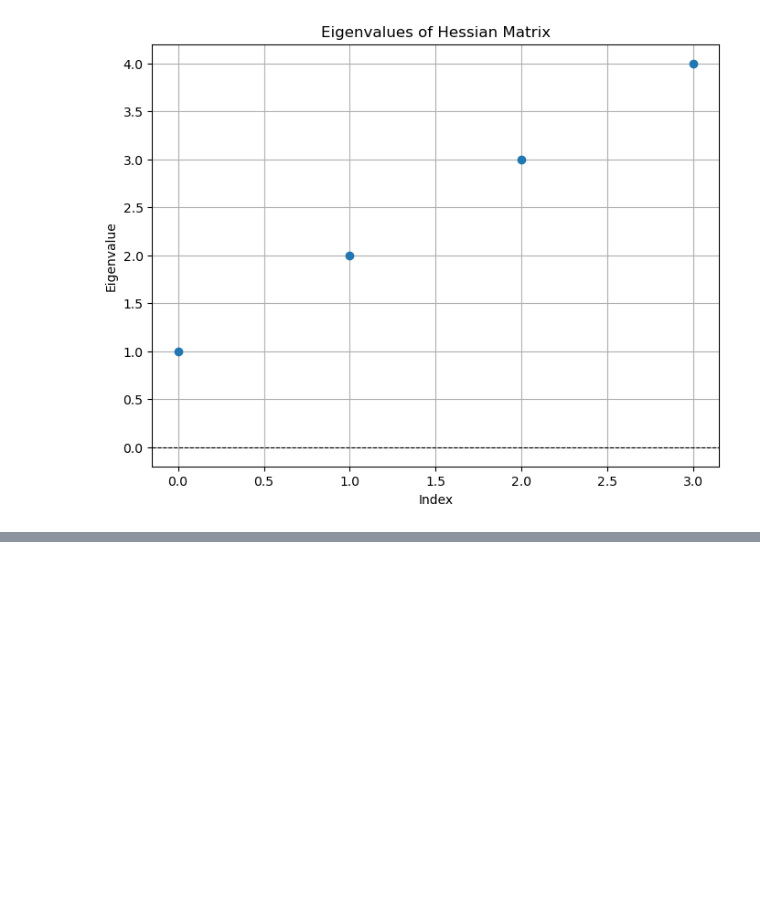
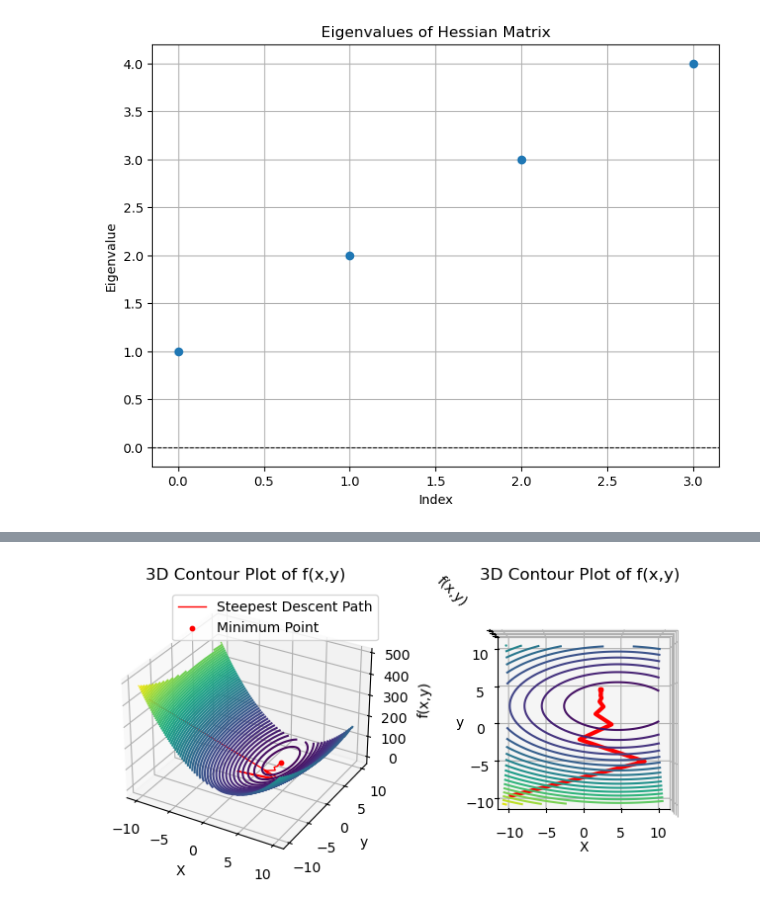
Before and after one commit to LukasMeinschad/Studium, a Jupyter notebook: Chemie/TC/Comp_Sim/Comp_Sim.ipynb, the cells around one changed output, grey strips where cells are left out. Saved outputs shown, nothing was run; the diff lists cells and outputs as text; code cells hidden in the pictures; blank space fills up the shorter version.

```diff
--- a/Chemie/TC/Comp_Sim/Comp_Sim.ipynb
+++ b/Chemie/TC/Comp_Sim/Comp_Sim.ipynb
@@ -429,0 +1019,38 @@ Hessian matrix:
+# %%
+minimal_point = points[-1]
+
+X_estimate, Y_estimate = points[:,0], points[:,1]
+Z_estimate = f(np.array([X_estimate, Y_estimate]))
+
+x = np.linspace(-10, 10, 100)
+y = np.linspace(-10, 10, 100)
+# Make grid of X,Y values
+X, Y = np.meshgrid(x, y)
+Z = f([X, Y])
+
+# Plot
+fig = plt.figure(figsize=(8, 6))
+
+#First subplot
+ax = fig.add_subplot(1,2,1, projection='3d')
+ax.contour3D(Y,X,Z, 60, cmap='viridis')
+ax.plot(Y_estimate, X_estimate, Z_estimate,  linewidth=1, color="red",  label='Steepest Descent Path')
+ax.scatter(minimal_point[1],minimal_point[0], f(minimal_point), color='red', s=10, label='Minimum Point')
+ax.set_title('3D Contour Plot of f(x,y)')
+ax.set_xlabel('X')
+ax.set_ylabel('y')
+ax.set_zlabel('f(x,y)')
+ax.legend()
+#Second subplot
+ax = fig.add_subplot(1,2,2, projection='3d')
+ax.contour3D(X,Y,Z, 20, cmap='viridis')
+ax.plot(Y_estimate, X_estimate, Z_estimate,  linewidth=3, color="red",  label='Steepest Descent Path')
+ax.scatter(minimal_point[1],minimal_point[0], f(minimal_point), color='red', s=10, label='Minimum Point')
+ax.set_title('3D Contour Plot of f(x,y)')
+ax.set_xlabel('X')
+ax.set_ylabel('y')
+ax.set_zlabel('f(x,y)')
+ax.axes.zaxis.set_ticklabels([])
+ax.view_init(90,-90)
+# %% [output]
+[figure, added]
```
Also changed, not shown: parts of 31 cells of this notebook, 11 other files.
